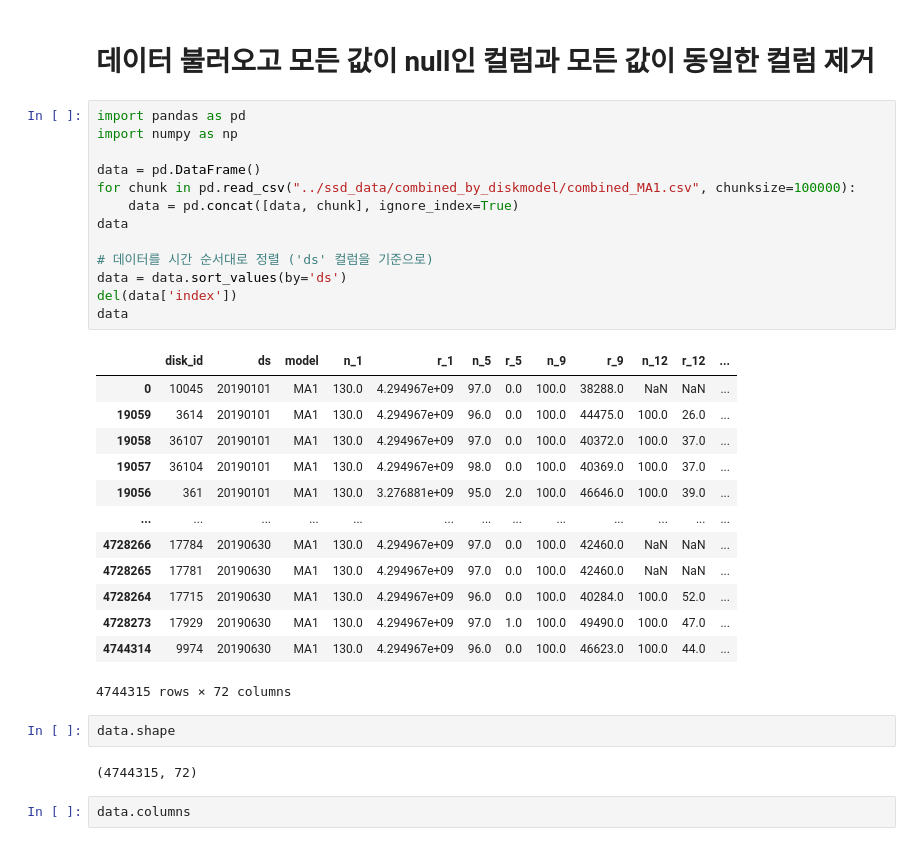
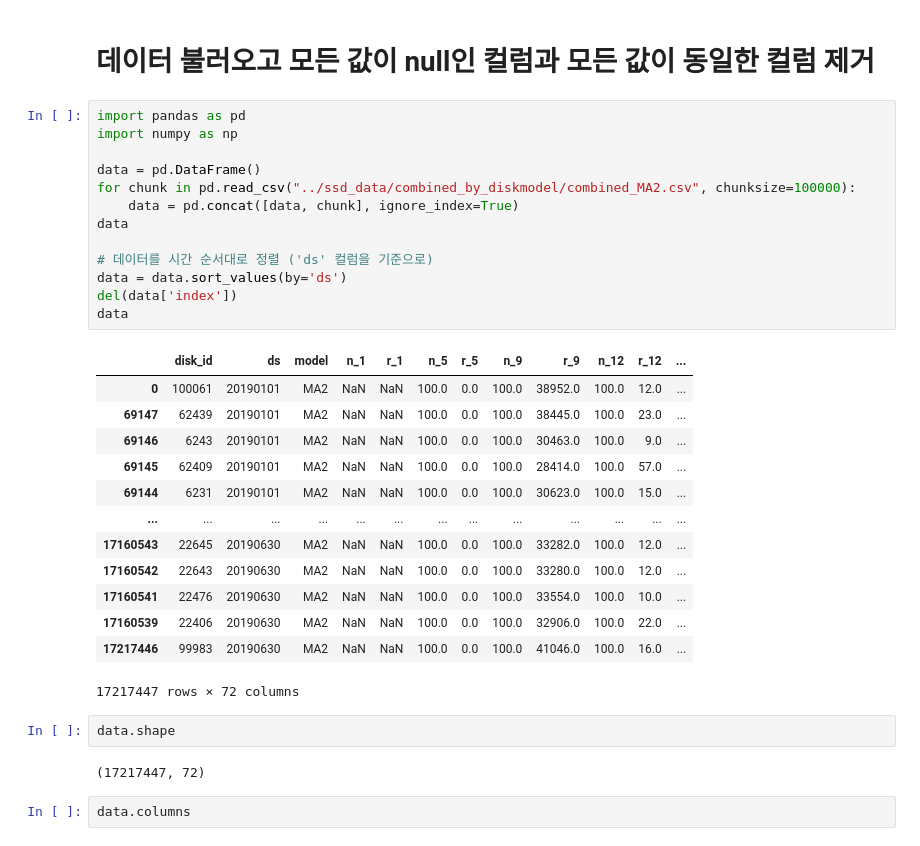
Before and after one commit to passion3659/ssd-failure, a Jupyter notebook: jeongyeol-MA2.ipynb, the cells around one changed output. Drawn from its saved outputs; the diff is of its cells as text.

```diff
--- a/jeongyeol-MA2.ipynb
+++ b/jeongyeol-MA2.ipynb
@@ -19,34 +19,34 @@ pd.set_option('display.max_columns', 50)  # 모든 열 출력
 # %%
 import pandas as pd
 import numpy as np
 
 data = pd.DataFrame()
-for chunk in pd.read_csv("../ssd_data/combined_by_diskmodel/combined_MA1.csv", chunksize=100000):
+for chunk in pd.read_csv("../ssd_data/combined_by_diskmodel/combined_MA2.csv", chunksize=100000):
     data = pd.concat([data, chunk], ignore_index=True)
 data
 
 # 데이터를 시간 순서대로 정렬 ('ds' 컬럼을 기준으로)
 data = data.sort_values(by='ds')
 del(data['index'])
 data
 # %% [output]
 |  | disk_id | ds | model | n_1 | r_1 | n_5 | r_5 | n_9 | r_9 | n_12 | r_12 | ... |
-| 0 | 10045 | 20190101 | MA1 | 130.0 | 4.294967e+09 | 97.0 | 0.0 | 100.0 | 38288.0 | NaN | NaN | ... |
-| 19059 | 3614 | 20190101 | MA1 | 130.0 | 4.294967e+09 | 96.0 | 0.0 | 100.0 | 44475.0 | 100.0 | 26.0 | ... |
-| 19058 | 36107 | 20190101 | MA1 | 130.0 | 4.294967e+09 | 97.0 | 0.0 | 100.0 | 40372.0 | 100.0 | 37.0 | ... |
-| 19057 | 36104 | 20190101 | MA1 | 130.0 | 4.294967e+09 | 98.0 | 0.0 | 100.0 | 40369.0 | 100.0 | 37.0 | ... |
-| 19056 | 361 | 20190101 | MA1 | 130.0 | 3.276881e+09 | 95.0 | 2.0 | 100.0 | 46646.0 | 100.0 | 39.0 | ... |
+| 0 | 100061 | 20190101 | MA2 | NaN | NaN | 100.0 | 0.0 | 100.0 | 38952.0 | 100.0 | 12.0 | ... |
+| 69147 | 62439 | 20190101 | MA2 | NaN | NaN | 100.0 | 0.0 | 100.0 | 38445.0 | 100.0 | 23.0 | ... |
+| 69146 | 6243 | 20190101 | MA2 | NaN | NaN | 100.0 | 0.0 | 100.0 | 30463.0 | 100.0 | 9.0 | ... |
+| 69145 | 62409 | 20190101 | MA2 | NaN | NaN | 100.0 | 0.0 | 100.0 | 28414.0 | 100.0 | 57.0 | ... |
+| 69144 | 6231 | 20190101 | MA2 | NaN | NaN | 100.0 | 0.0 | 100.0 | 30623.0 | 100.0 | 15.0 | ... |
 | ... | ... | ... | ... | ... | ... | ... | ... | ... | ... | ... | ... | ... |
-| 4728266 | 17784 | 20190630 | MA1 | 130.0 | 4.294967e+09 | 97.0 | 0.0 | 100.0 | 42460.0 | NaN | NaN | ... |
-| 4728265 | 17781 | 20190630 | MA1 | 130.0 | 4.294967e+09 | 97.0 | 0.0 | 100.0 | 42460.0 | NaN | NaN | ... |
-| 4728264 | 17715 | 20190630 | MA1 | 130.0 | 4.294967e+09 | 96.0 | 0.0 | 100.0 | 40284.0 | 100.0 | 52.0 | ... |
-| 4728273 | 17929 | 20190630 | MA1 | 130.0 | 4.294967e+09 | 97.0 | 1.0 | 100.0 | 49490.0 | 100.0 | 47.0 | ... |
-| 4744314 | 9974 | 20190630 | MA1 | 130.0 | 4.294967e+09 | 96.0 | 0.0 | 100.0 | 46623.0 | 100.0 | 44.0 | ... |
+| 17160543 | 22645 | 20190630 | MA2 | NaN | NaN | 100.0 | 0.0 | 100.0 | 33282.0 | 100.0 | 12.0 | ... |
+| 17160542 | 22643 | 20190630 | MA2 | NaN | NaN | 100.0 | 0.0 | 100.0 | 33280.0 | 100.0 | 12.0 | ... |
+| 17160541 | 22476 | 20190630 | MA2 | NaN | NaN | 100.0 | 0.0 | 100.0 | 33554.0 | 100.0 | 10.0 | ... |
+| 17160539 | 22406 | 20190630 | MA2 | NaN | NaN | 100.0 | 0.0 | 100.0 | 32906.0 | 100.0 | 22.0 | ... |
+| 17217446 | 99983 | 20190630 | MA2 | NaN | NaN | 100.0 | 0.0 | 100.0 | 41046.0 | 100.0 | 16.0 | ... |
-4744315 rows × 72 columns
+17217447 rows × 72 columns
 # %%
 data.shape
 # %% [output]
-(4744315, 72)
+(17217447, 72)
 # %%
 data.columns
 # %% [output]
```
Also changed, not shown: parts of 21 cells of this notebook, 1 other file.
